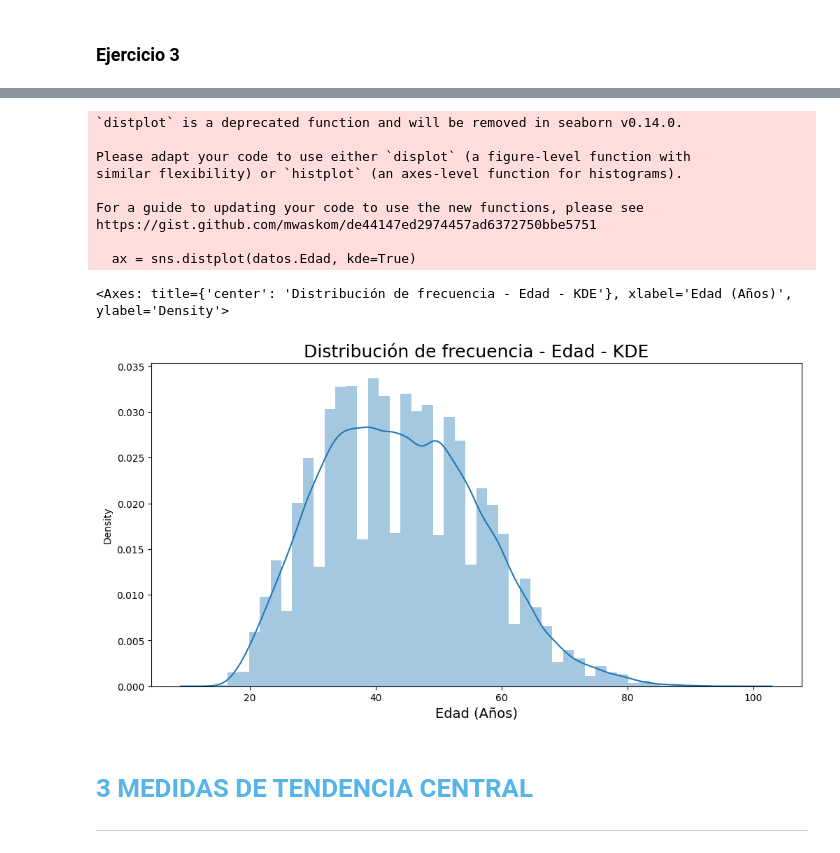
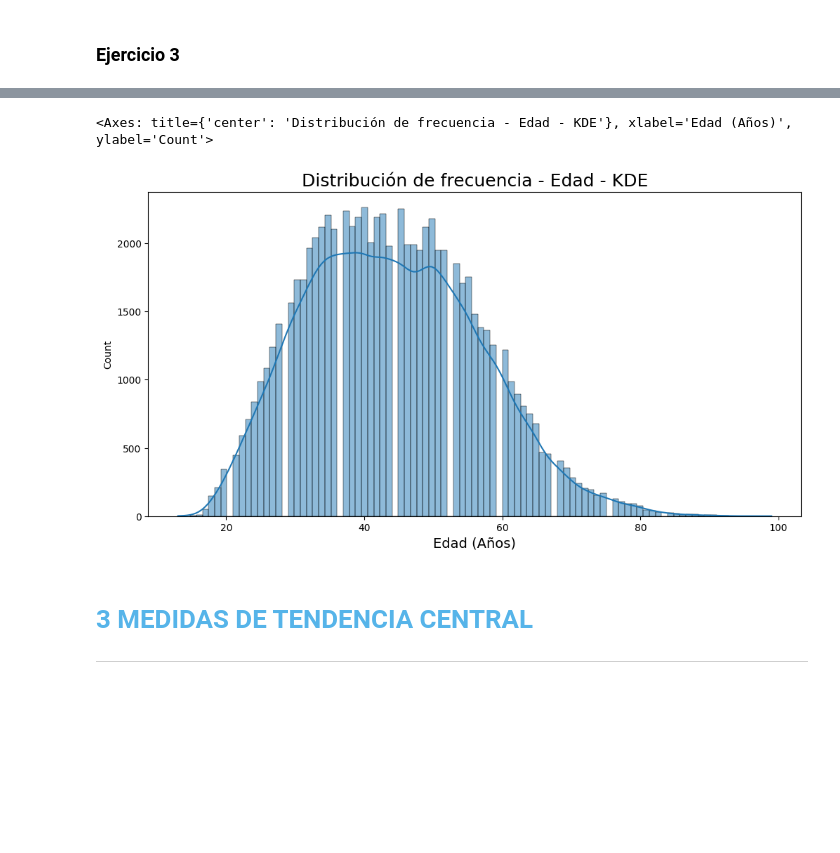
Before and after one commit to Daimond92/python_data_science, a Jupyter notebook: Curso_de_Estadística_con_Python_1.ipynb, the cells around one changed output, grey strips where cells are left out. Cells and saved outputs as stored; diff of their text form; code cells hidden in the pictures; blank space fills up the shorter version.

```diff
--- a/Curso_de_Estadística_con_Python_1.ipynb
+++ b/Curso_de_Estadística_con_Python_1.ipynb
@@ -614,21 +585,12 @@ https://gist.github.com/mwaskom/de44147ed2974457ad6372750bbe5751
 # %%
-ax = sns.distplot(datos.Edad, kde=True)
+ax = sns.histplot(datos.Edad, kde=True)
 ax.figure.set_size_inches(12,6)
 ax.set_title('Distribución de frecuencia - Edad - KDE', fontsize=18)
 ax.set_xlabel('Edad (Años)', fontsize=14)
 ax
 # %% [output]
-`distplot` is a deprecated function and will be removed in seaborn v0.14.0.
-
-Please adapt your code to use either `displot` (a figure-level function with
-similar flexibility) or `histplot` (an axes-level function for histograms).
-
-For a guide to updating your code to use the new functions, please see
-https://gist.github.com/mwaskom/de44147ed2974457ad6372750bbe5751
-
-  ax = sns.distplot(datos.Edad, kde=True)
+<Axes: title={'center': 'Distribución de frecuencia - Edad - KDE'}, xlabel='Edad (Años)', ylabel='Count'>
-<Axes: title={'center': 'Distribución de frecuencia - Edad - KDE'}, xlabel='Edad (Años)', ylabel='Density'>
-[figure, old version]
+[figure, new version]
 # %% [markdown]
 # <font color=#56B4E9>3 MEDIDAS DE TENDENCIA CENTRAL</font>
 ***
```
Also changed, not shown: parts of 24 cells of this notebook.
